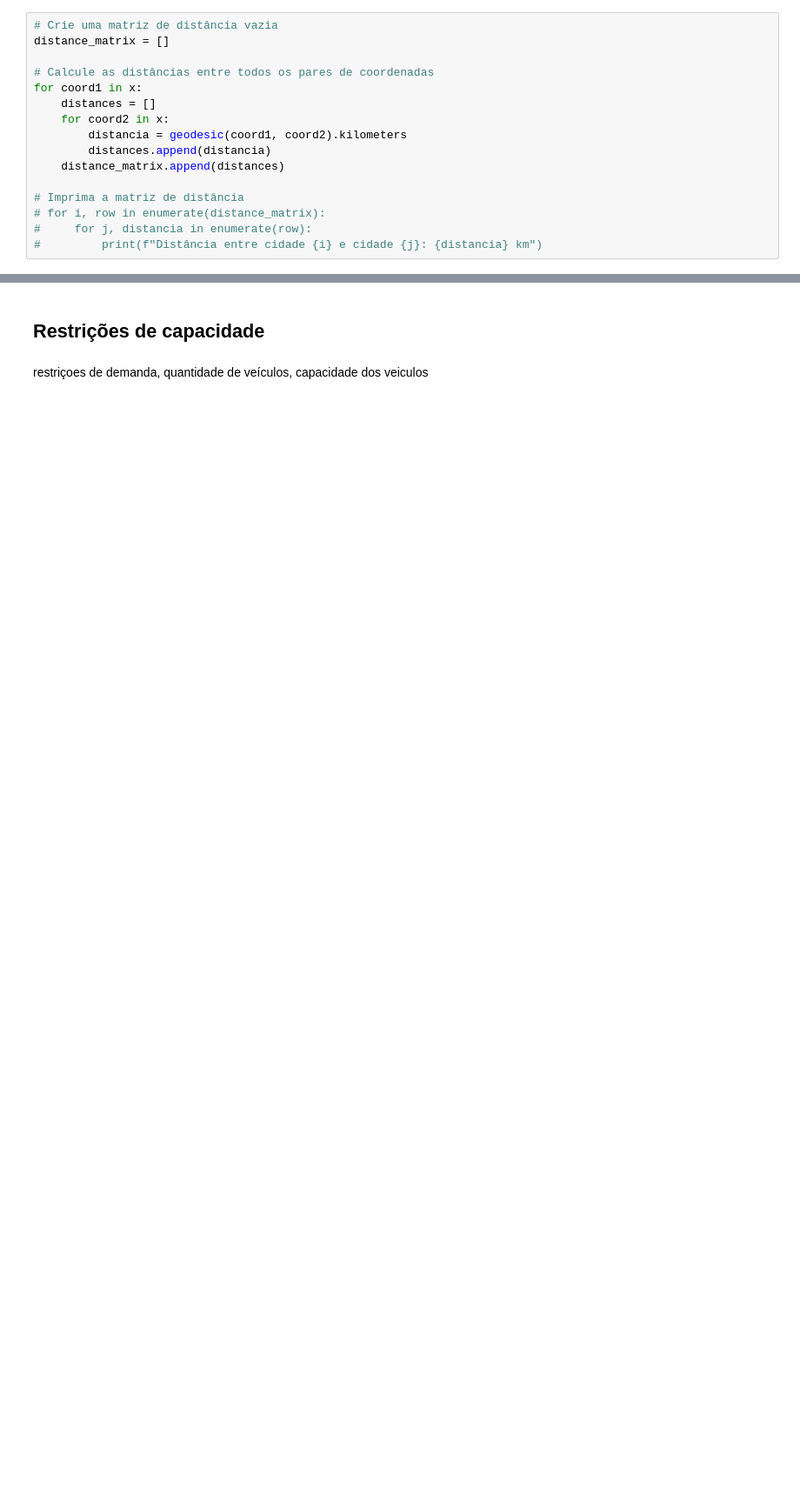
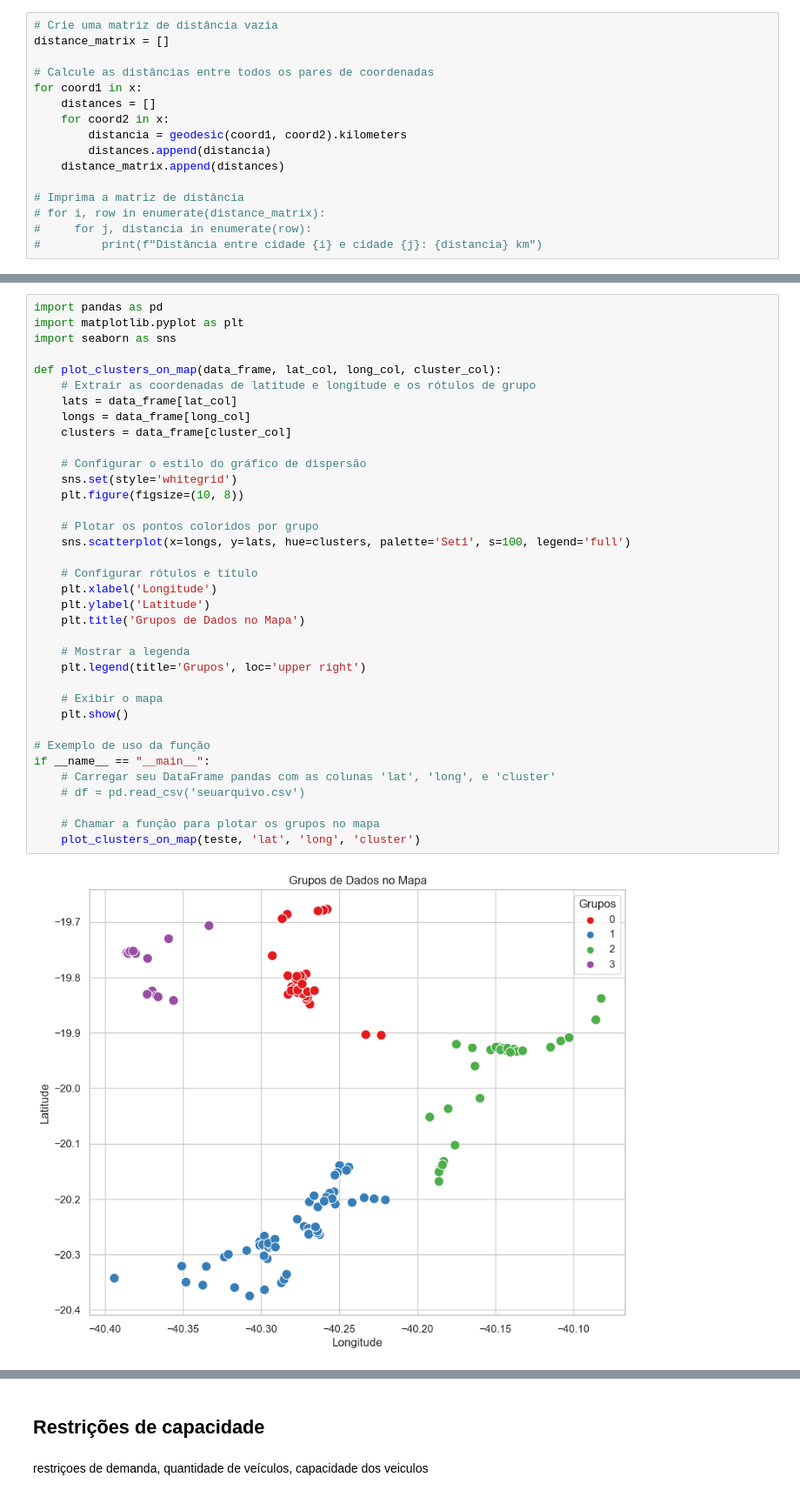
Before and after one commit to Markosalves12/Suzano, a Jupyter notebook: OR-Tools.ipynb, the cells around one changed output, grey strips where cells are left out. Shown at 87% size. Drawn from its saved outputs; the diff is of its cells as text; blank space fills up the shorter version.

```diff
--- a/OR-Tools.ipynb
+++ b/OR-Tools.ipynb
@@ -73,0 +150,38 @@ distance_matrix
+# %%
+import pandas as pd
+import matplotlib.pyplot as plt
+import seaborn as sns
+
+def plot_clusters_on_map(data_frame, lat_col, long_col, cluster_col):
+    # Extrair as coordenadas de latitude e longitude e os rótulos de grupo
+    lats = data_frame[lat_col]
+    longs = data_frame[long_col]
+    clusters = data_frame[cluster_col]
+
+    # Configurar o estilo do gráfico de dispersão
+    sns.set(style='whitegrid')
+    plt.figure(figsize=(10, 8))
+
+    # Plotar os pontos coloridos por grupo
+    sns.scatterplot(x=longs, y=lats, hue=clusters, palette='Set1', s=100, legend='full')
+
+    # Configurar rótulos e título
+    plt.xlabel('Longitude')
+    plt.ylabel('Latitude')
+    plt.title('Grupos de Dados no Mapa')
+
+    # Mostrar a legenda
+    plt.legend(title='Grupos', loc='upper right')
+
+    # Exibir o mapa
+    plt.show()
+
+# Exemplo de uso da função
+if __name__ == "__main__":
+    # Carregar seu DataFrame pandas com as colunas 'lat', 'long', e 'cluster'
+    # df = pd.read_csv('seuarquivo.csv')
+
+    # Chamar a função para plotar os grupos no mapa
+    plot_clusters_on_map(teste, 'lat', 'long', 'cluster')
+# %% [output]
+[figure, added]
```
Also changed, not shown: parts of 16 cells of this notebook.
